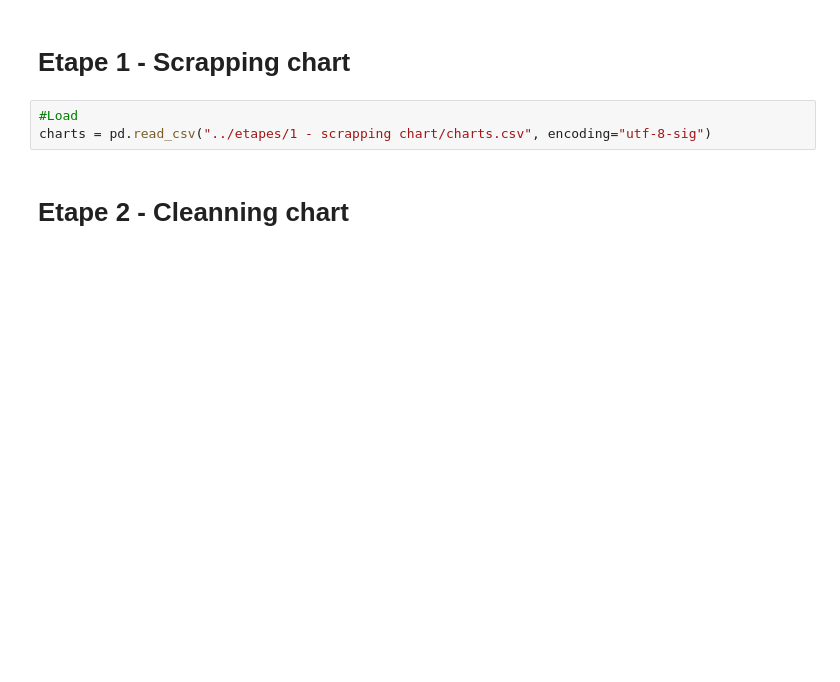
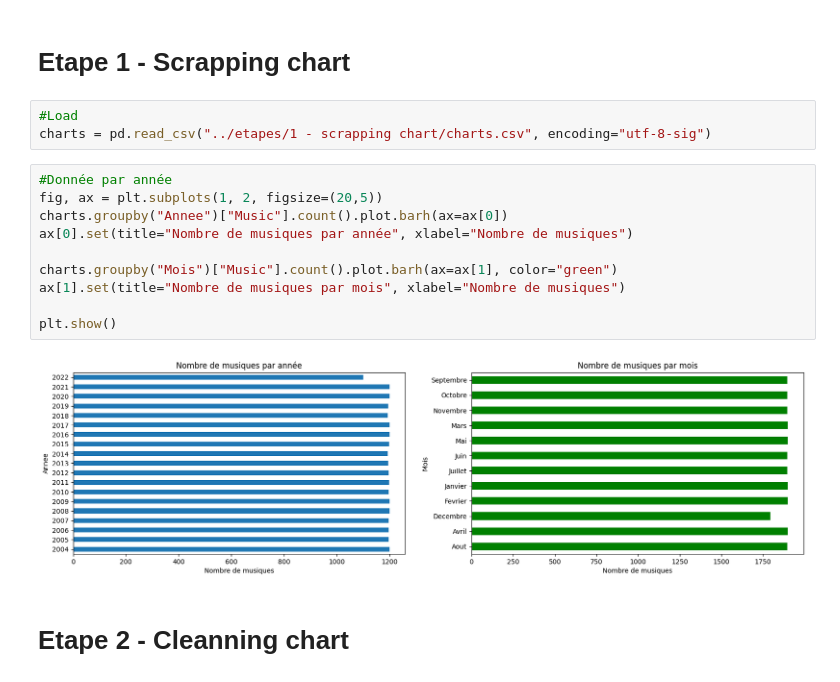
Before and after one commit to StundFR/PFE-Music-Analysis, a Jupyter notebook: stats.ipynb, the cells around one changed output. Saved outputs shown, nothing was run; the diff lists cells and outputs as text; blank space fills up the shorter version.

Commit message:
Premier graphique d'analyse + restructuration

```diff
--- a/stats.ipynb
+++ b/stats.ipynb
@@ -14,6 +14,18 @@ MISSING = " "
 # %%
 #Load
 charts = pd.read_csv("../etapes/1 - scrapping chart/charts.csv", encoding="utf-8-sig")
+# %%
+#Donnée par année
+fig, ax = plt.subplots(1, 2, figsize=(20,5))
+charts.groupby("Annee")["Music"].count().plot.barh(ax=ax[0])
+ax[0].set(title="Nombre de musiques par année", xlabel="Nombre de musiques")
+
+charts.groupby("Mois")["Music"].count().plot.barh(ax=ax[1], color="green")
+ax[1].set(title="Nombre de musiques par mois", xlabel="Nombre de musiques")
+
+plt.show()
+# %% [output]
+[figure, added]
 # %% [markdown]
 # Etape 2 - Cleanning chart
 # %%
```
Also changed, not shown: parts of 10 cells of this notebook, 1 other file.
